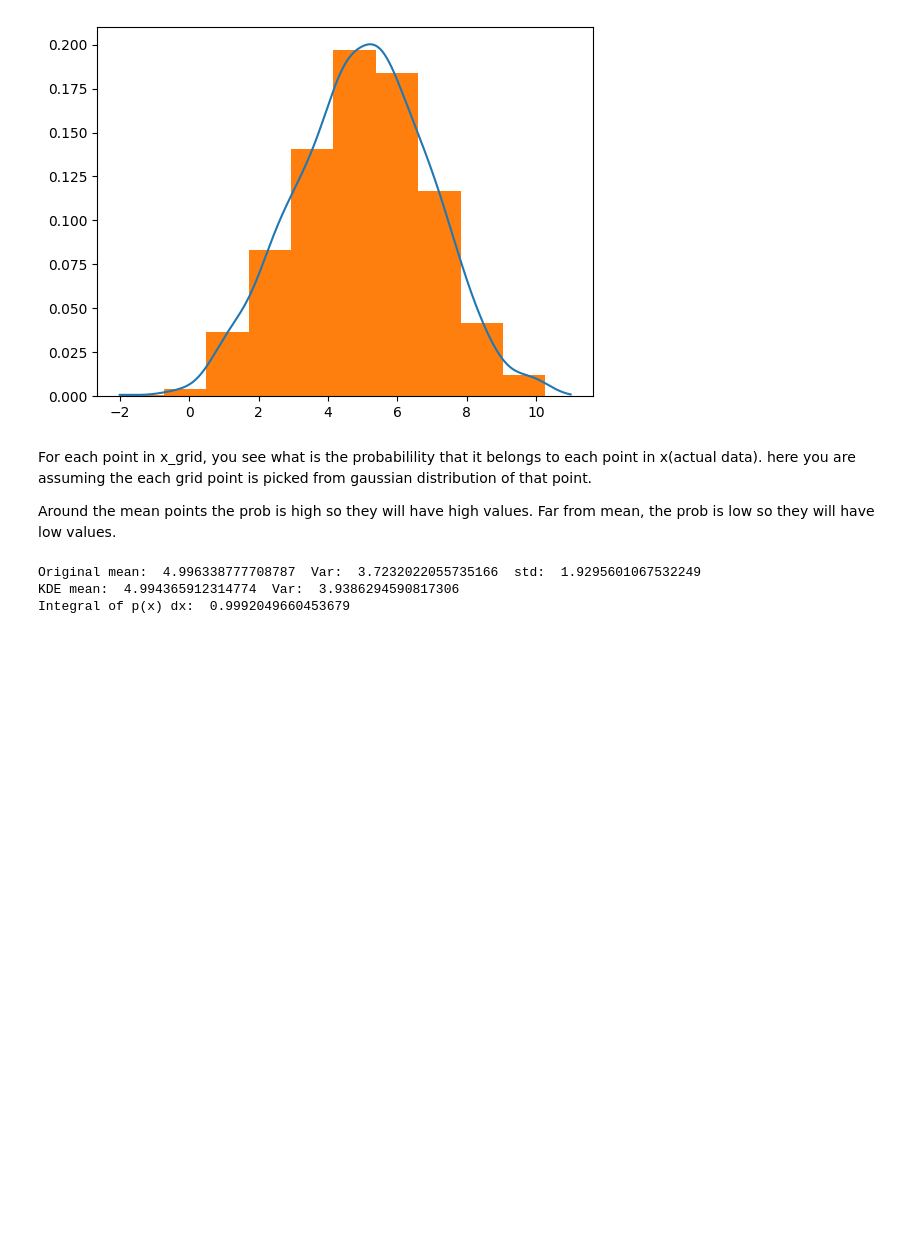
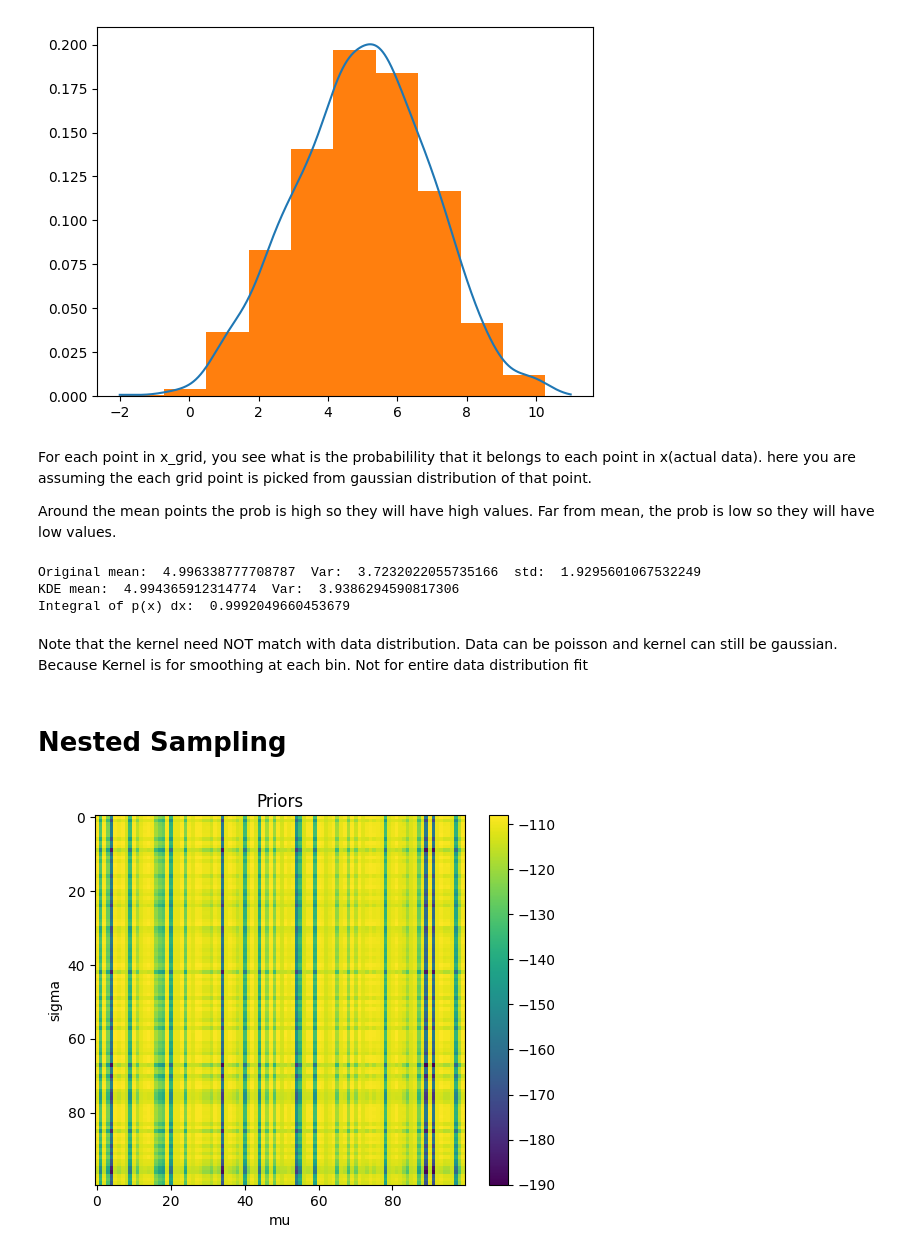
Before and after one commit to rakaar/ai_stats_notes, a Jupyter notebook: stats/bayesian.ipynb, the cells around one changed output. Cells and saved outputs as stored; diff of their text form; code cells hidden in the pictures; blank space fills up the shorter version.

```diff
--- a/stats/bayesian.ipynb
+++ b/stats/bayesian.ipynb
@@ -457,3 +457,47 @@ print('Integral of p(x) dx: ', int_px)
 Original mean:  4.996338777708787  Var:  3.7232022055735166  std:  1.9295601067532249
 KDE mean:  4.994365912314774  Var:  3.9386294590817306
 Integral of p(x) dx:  0.9992049660453679
+# %% [markdown]
+Note that the kernel need NOT match with data distribution. Data can be poisson and kernel can still be gaussian. Because Kernel is for smoothing at each bin. Not for entire data distribution fit
+# %% [markdown]
+# Nested Sampling
+# %%
+mu = 5
+sigma = 2
+N = 50
+
+data = np.random.normal(mu, sigma, N)
+# %%
+def log_likelihood(x, mu, sigma):
+    """
+    x is the data vector
+    we want to calculate P(Data/params) = P(X/mu, sigma) = P(x1/mu,sigma) x P(x2/mu,sigma) x ... P(xn/mu,sigma)
+    """
+
+    return np.sum(np.log(1/(np.sqrt(2*np.pi*sigma**2))*np.exp((-(x-mu)**2)/(2*sigma**2))))
+# %%
+# PARAMS
+num_live_points = 100
+prior_volume = 1
+volume_compression_factor = np.exp(-1/num_live_points)
+evidence = 0
+
+# priors
+mu_prior = np.random.uniform(4, 6, num_live_points)
+sigma_prior = np.random.uniform(1, 3, num_live_points)
+
+# likelihood
+likelihood = np.zeros((len(mu_prior), len(sigma_prior)))
+
+for i, pi_mu in enumerate(mu_prior):
+    for j, sigma_mu in enumerate(sigma_prior):
+        likelihood[i,j] = log_likelihood(data, pi_mu, sigma_mu)
+
+plt.imshow(likelihood)
+plt.xlabel('mu')
+plt.ylabel('sigma')
+plt.title('Priors')
+plt.colorbar()
+plt.show()
+# %% [output]
+[figure, added]
```
Also changed, not shown: parts of 4 cells of this notebook, 2 other files.
